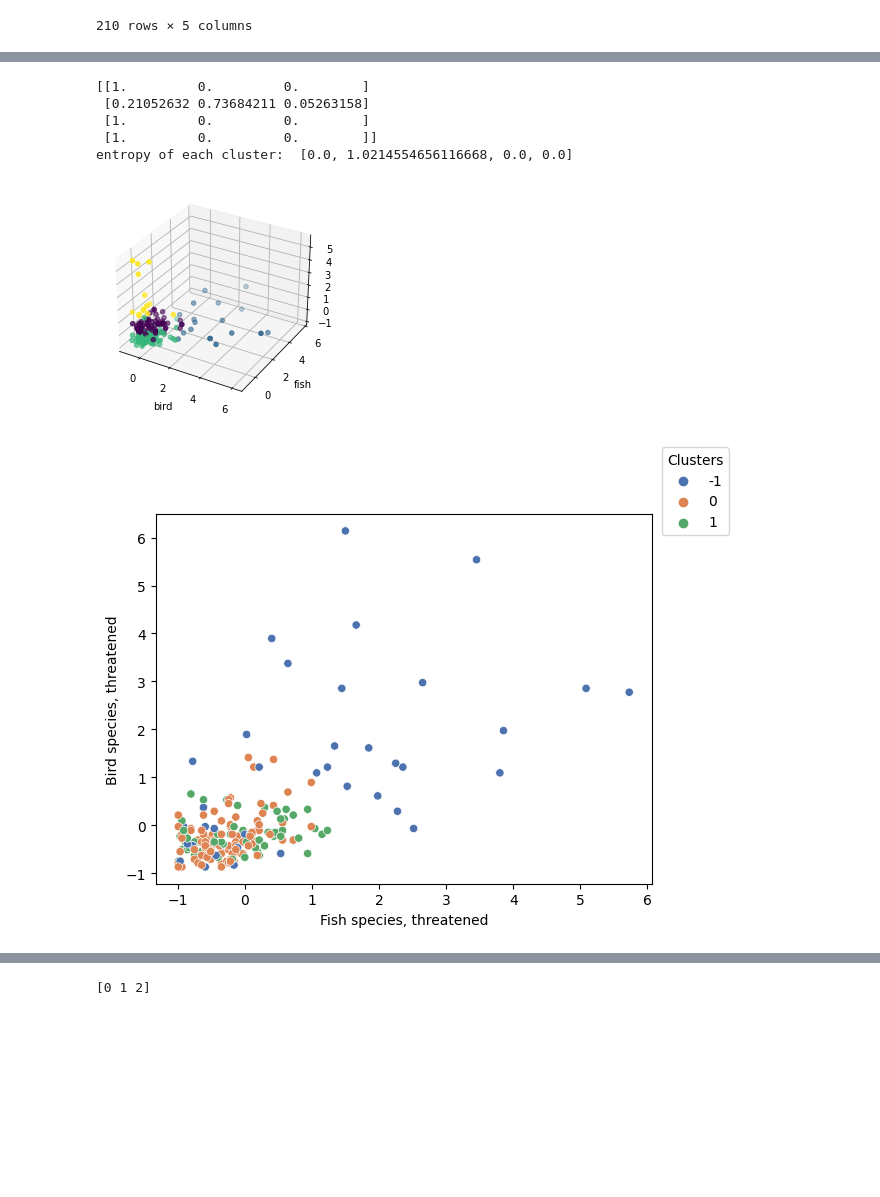
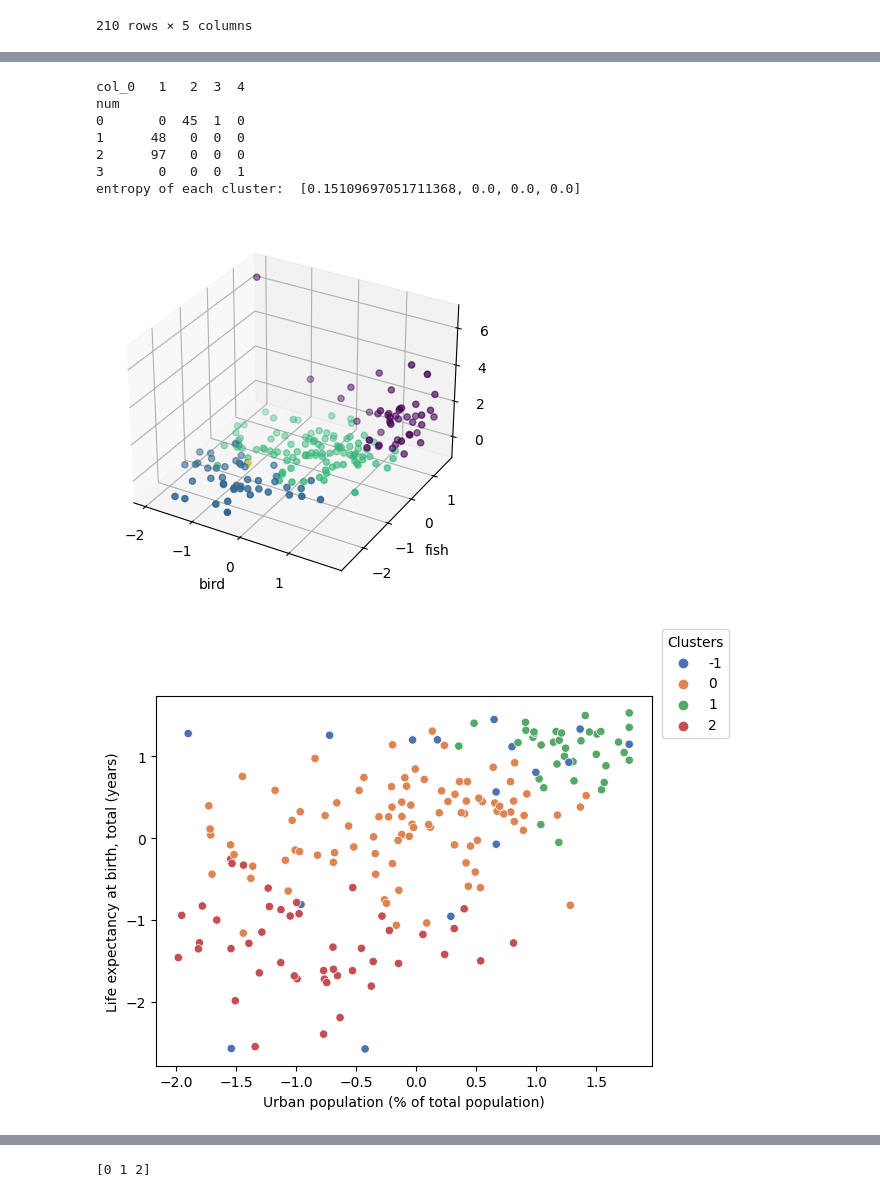
Before and after one commit to f2ire/IA_project, a Jupyter notebook: Untitled3.ipynb, the cells around one changed output, grey strips where cells are left out. Drawn from its saved outputs; the diff is of its cells as text; code cells hidden in the pictures; blank space fills up the shorter version.

```diff
--- a/Untitled3.ipynb
+++ b/Untitled3.ipynb
@@ -38,7 +39,7 @@ df
 | Zimbabwe | 19.0 | 3.0 | 10.0 | 27.214585 | ... |
 210 rows × 5 columns
 # %%
-clean_data=pd.read_csv("clean_dataframe.csv")
+clean_data=pd.read_csv("normalized_clean_dataframe.csv")
 clean_data=clean_data.transpose()
 clean_data.columns = clean_data.iloc[0]
 clean_data=clean_data[1:]
@@ -48,13 +49,15 @@ clean_data=clean_data.dropna(axis=0)
 def Kmeans_clustering(dataframe,n_clusters,init="k-means++", n_init=10, max_iter=300,tol=0.0001, random_state=200):
     kmEngine = KMeans(n_clusters=n_clusters,init=init, n_init=n_init, max_iter=max_iter,tol=tol, random_state=random_state)
     kmeans2=kmEngine.fit(dataframe)
-    clean_data["num"]= kmEngine.predict(clean_data)
+    dataframe["num"]= kmEngine.predict(clean_data)
     return dataframe
 
 #kmEngine = KMeans(n_clusters=4,init="k-means++", n_init=10, max_iter=300,tol=0.0001, random_state=200)
 #kmeans2=kmEngine.fit(clean_data)
 #clean_data["num"]= kmEngine.predict(clean_data)
 c=Kmeans_clustering(clean_data,4)
-sns.scatterplot(data=c, x="Fish species, threatened", y="Bird species, threatened",hue="num")
-clean_data[clean_data["num"]==0]
+sns.scatterplot(data=c, x="Urban population (% of total population)", y="Life expectancy at birth, total (years)",hue="num")
+
+def print_cluster(dataframe,num):
+    return dataframe[dataframe["num"]==num]
 # %% [output]
@@ -98,37 +87,39 @@ plt.grid(axis='y')
 # %%
-nb_clust = 3
-#clusters = sch.fcluster(Z, nb_clust, criterion='maxclust')
-crosstab=pd.crosstab(clean_data["num"],clusters)
+nb_clust = 4
+#Comparaison de Kmeans et hierarchical
+crosstab=pd.crosstab(c["num"],clusters)
+print(crosstab)
 proba = crosstab.values/crosstab.values.sum(axis=1, keepdims=True) # divide each element of a row by the sum of the row
-print(proba)
 entropy = [sp.stats.entropy(row, base=2) for row in proba]
 print("entropy of each cluster: ", entropy)
 # %% [output]
-[[1.         0.         0.        ]
- [0.21052632 0.73684211 0.05263158]
- [1.         0.         0.        ]
- [1.         0.         0.        ]]
-entropy of each cluster:  [0.0, 1.0214554656116668, 0.0, 0.0]
+col_0   1   2  3  4
+num
+0       0  45  1  0
+1      48   0  0  0
+2      97   0  0  0
+3       0   0  0  1
+entropy of each cluster:  [0.15109697051711368, 0.0, 0.0, 0.0]
 # %%
 fig=plt.figure()
 ax=fig.add_subplot(111,projection="3d")
-x=clean_data["Bird species, threatened"]
-y=clean_data["Fish species, threatened"]
-z=clean_data["Terrestrial and marine protected areas (% of total territorial area)"]
+x=c["Urban population (% of total population)"]
+y=c["Life expectancy at birth, total (years)"]
+z=c["GDP per capita (current US$)"]
 cmap = ListedColormap(sns.color_palette("husl", 256).as_hex())
-ax.scatter(x,y,z,c=clean_data["num"])
+ax.scatter(x,y,z,c=c["num"])
 plt.xlabel("bird")
 plt.ylabel("fish")
 plt.show()
 # %% [output]
-[figure, old version]
+[figure, new version]
 # %%
 db_clust = DBSCAN(eps=1, min_samples=10).fit(clean_data)
-p = sns.scatterplot(data=clean_data, x="Fish species, threatened", y="Bird species, threatened", hue=db_clust.labels_, legend="full", palette="deep")
+p = sns.scatterplot(data=clean_data, x="Urban population (% of total population)", y="Life expectancy at birth, total (years)", hue=db_clust.labels_, legend="full", palette="deep")
 sns.move_legend(p, "upper right", bbox_to_anchor=(1.17, 1.2), title='Clusters')
 plt.show()
 # %% [output]
-[figure, old version]
+[figure, new version]
 # %%
 # n_neighbors = 5 as kneighbors function returns distance of point to itself (i.e. first column will be zeros)
 nbrs = NearestNeighbors(n_neighbors=12).fit(clean_data)
```
Also changed, not shown: parts of 11 cells of this notebook.
